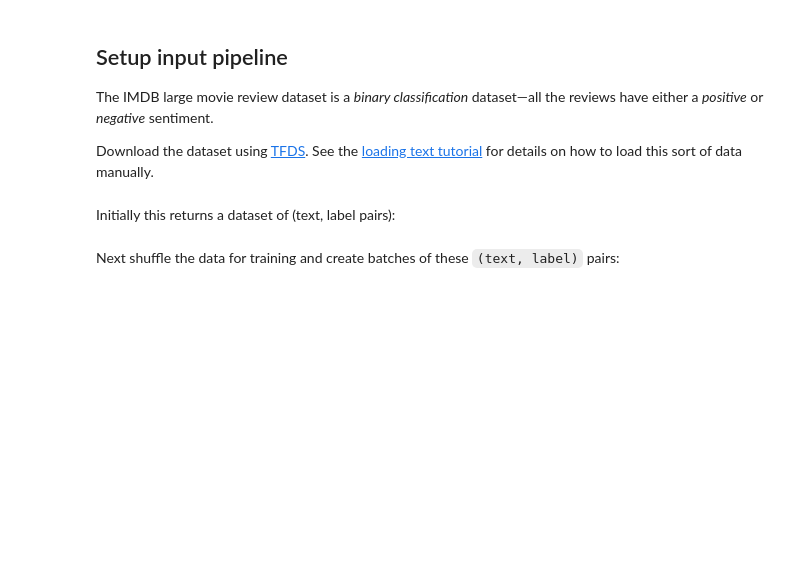
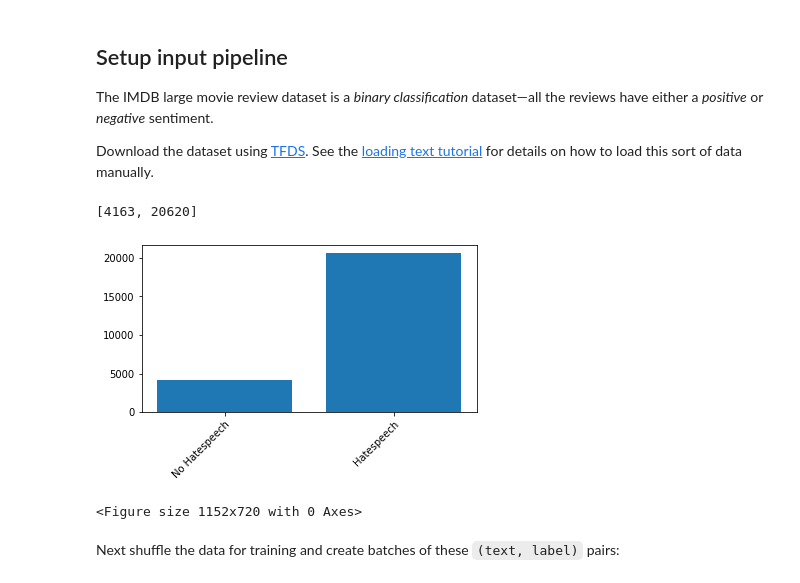
Before and after one commit to Caramba997/hatespeech_classifier, a Jupyter notebook: text_classification_rnn.ipynb, the cells around one changed output. Cells and saved outputs as stored; diff of their text form; code cells hidden in the pictures; blank space fills up the shorter version.

```diff
--- a/text_classification_rnn.ipynb
+++ b/text_classification_rnn.ipynb
@@ -62,20 +64,44 @@ Download the dataset using [TFDS](https://www.tensorflow.org/datasets). See the
 # %%
 import numpy as np
 import pandas as pd
 from sklearn.model_selection import train_test_split
 import matplotlib.pyplot as plt
 
 
 #
 # Load the csv data.
 #
 def load_data_arrays():
-    data_path = "datasets/1_preprocessed.csv"
+    data_path = "datasets/1_no_stopwords.csv"
     df = pd.read_csv(data_path)
 
     train_df, test_df = train_test_split(df, test_size=0.2, random_state=42, shuffle=True, stratify=df["is_hatespeech"])
 
     return train_df, test_df
 
+def plot_data_distribution(labels_1, label_2):
+    total = labels_1.reshape(-1).tolist()
+    total.extend(label_2.reshape(-1).tolist())
+    bins = sorted(list(set(total)))
+
+    plt.bar(bins, [total.count(bin_val) for bin_val in bins])
+    print([total.count(bin_val) for bin_val in bins])
+    plt.xticks(bins,
+               ["No Hatespeech", "Hatespeech"],
+               rotation=45,
+               rotation_mode="anchor",
+               ha="right")
+
+    plt.subplots_adjust(bottom=0.3)
+    plt.figure(figsize=(16, 10))
+    plt.show()
+
 train_df, test_df = load_data_arrays()
+
+
+plot_data_distribution(train_df['is_hatespeech'].values, test_df['is_hatespeech'].values)
+# %% [output]
+[4163, 20620]
+[figure, added]
+<Figure size 1152x720 with 0 Axes>
 # %%
@@ -104,2 +128,0 @@ test_dataset = (
-# %% [markdown]
-Initially this returns a dataset of (text, label pairs):
```
Also changed, not shown: parts of 25 cells of this notebook, 1 other file.
